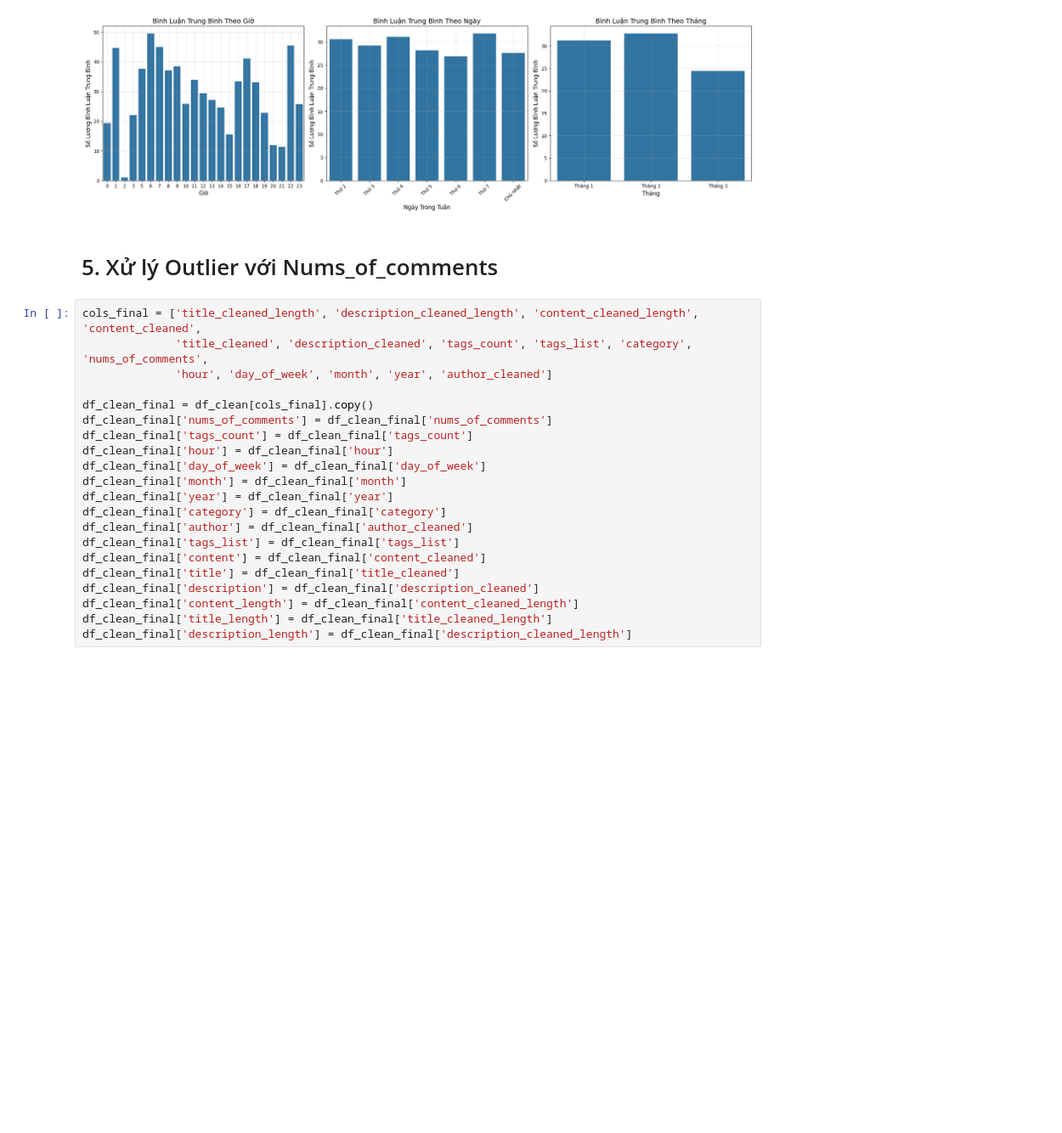
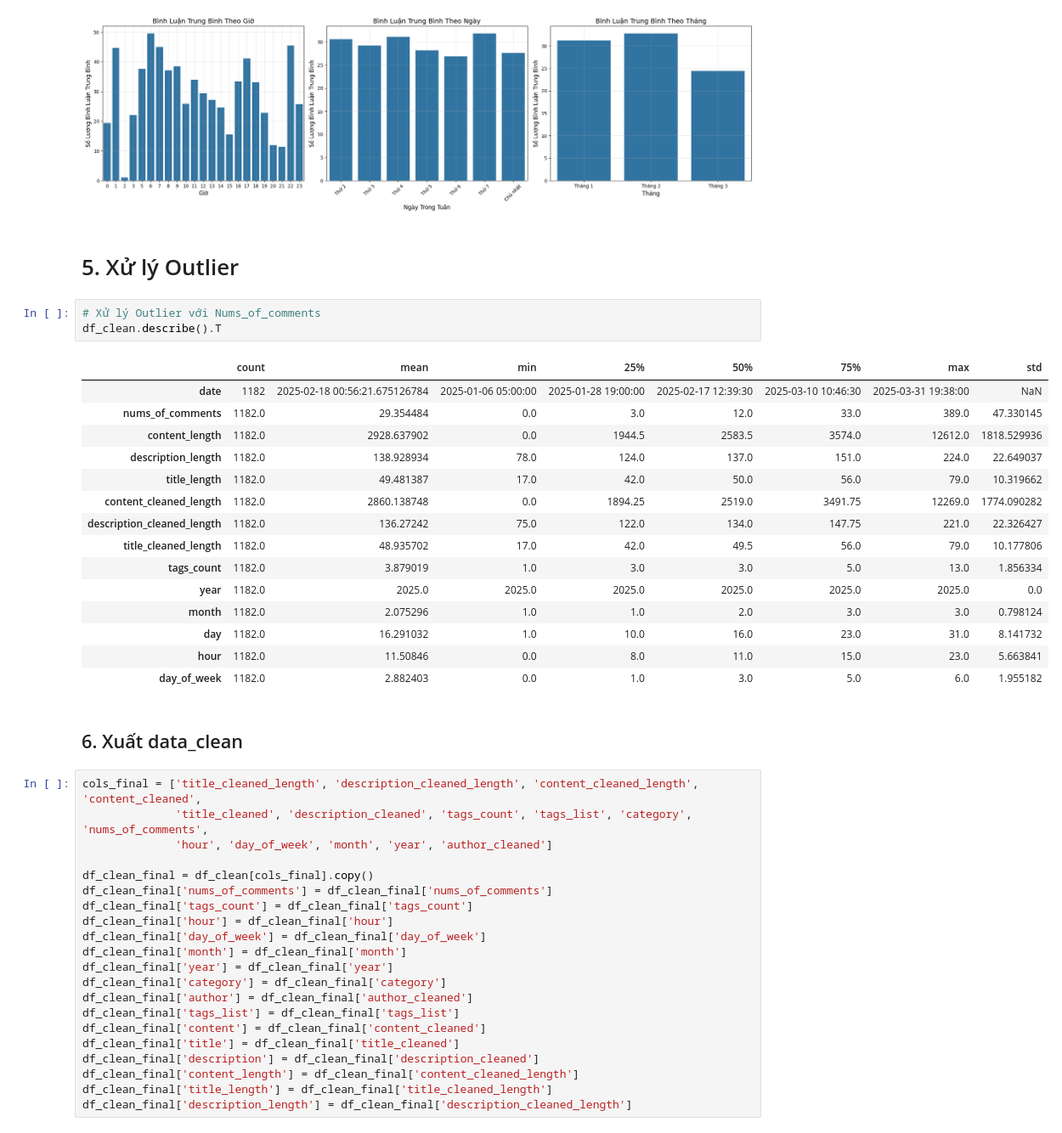
Before and after one commit to givoxxs/vnexpress-analysis-project, a Jupyter notebook: notebooks/02_data_cleaning.ipynb, the cells around one changed output. Shown at 85% size. Cells and saved outputs as stored; diff of their text form; blank space fills up the shorter version.

```diff
--- a/notebooks/02_data_cleaning.ipynb
+++ b/notebooks/02_data_cleaning.ipynb
@@ -284,7 +284,28 @@ plt.show()
 # %% [output]
 [figure]
 # %% [markdown]
-# 5. Xử lý Outlier với Nums_of_comments
+# 5. Xử lý Outlier
+# %%
+# Xử lý Outlier với Nums_of_comments
+df_clean.describe().T
+# %% [output]
+|  | count | mean | min | 25% | 50% | 75% | max | std |
+| date | 1182 | 2025-02-18 00:56:21.675126784 | 2025-01-06 05:00:00 | 2025-01-28 19:00:00 | 2025-02-17 12:39:30 | 2025-03-10 10:46:30 | 2025-03-31 19:38:00 | NaN |
+| nums_of_comments | 1182.0 | 29.354484 | 0.0 | 3.0 | 12.0 | 33.0 | 389.0 | 47.330145 |
+| content_length | 1182.0 | 2928.637902 | 0.0 | 1944.5 | 2583.5 | 3574.0 | 12612.0 | 1818.529936 |
+| description_length | 1182.0 | 138.928934 | 78.0 | 124.0 | 137.0 | 151.0 | 224.0 | 22.649037 |
+| title_length | 1182.0 | 49.481387 | 17.0 | 42.0 | 50.0 | 56.0 | 79.0 | 10.319662 |
+| content_cleaned_length | 1182.0 | 2860.138748 | 0.0 | 1894.25 | 2519.0 | 3491.75 | 12269.0 | 1774.090282 |
+| description_cleaned_length | 1182.0 | 136.27242 | 75.0 | 122.0 | 134.0 | 147.75 | 221.0 | 22.326427 |
+| title_cleaned_length | 1182.0 | 48.935702 | 17.0 | 42.0 | 49.5 | 56.0 | 79.0 | 10.177806 |
+| tags_count | 1182.0 | 3.879019 | 1.0 | 3.0 | 3.0 | 5.0 | 13.0 | 1.856334 |
+| year | 1182.0 | 2025.0 | 2025.0 | 2025.0 | 2025.0 | 2025.0 | 2025.0 | 0.0 |
+| month | 1182.0 | 2.075296 | 1.0 | 1.0 | 2.0 | 3.0 | 3.0 | 0.798124 |
+| day | 1182.0 | 16.291032 | 1.0 | 10.0 | 16.0 | 23.0 | 31.0 | 8.141732 |
+| hour | 1182.0 | 11.50846 | 0.0 | 8.0 | 11.0 | 15.0 | 23.0 | 5.663841 |
+| day_of_week | 1182.0 | 2.882403 | 0.0 | 1.0 | 3.0 | 5.0 | 6.0 | 1.955182 |
+# %% [markdown]
+## 6. Xuất data_clean
 # %%
 cols_final = ['title_cleaned_length', 'description_cleaned_length', 'content_cleaned_length', 'content_cleaned',
               'title_cleaned', 'description_cleaned', 'tags_count', 'tags_list', 'category', 'nums_of_comments',
```
